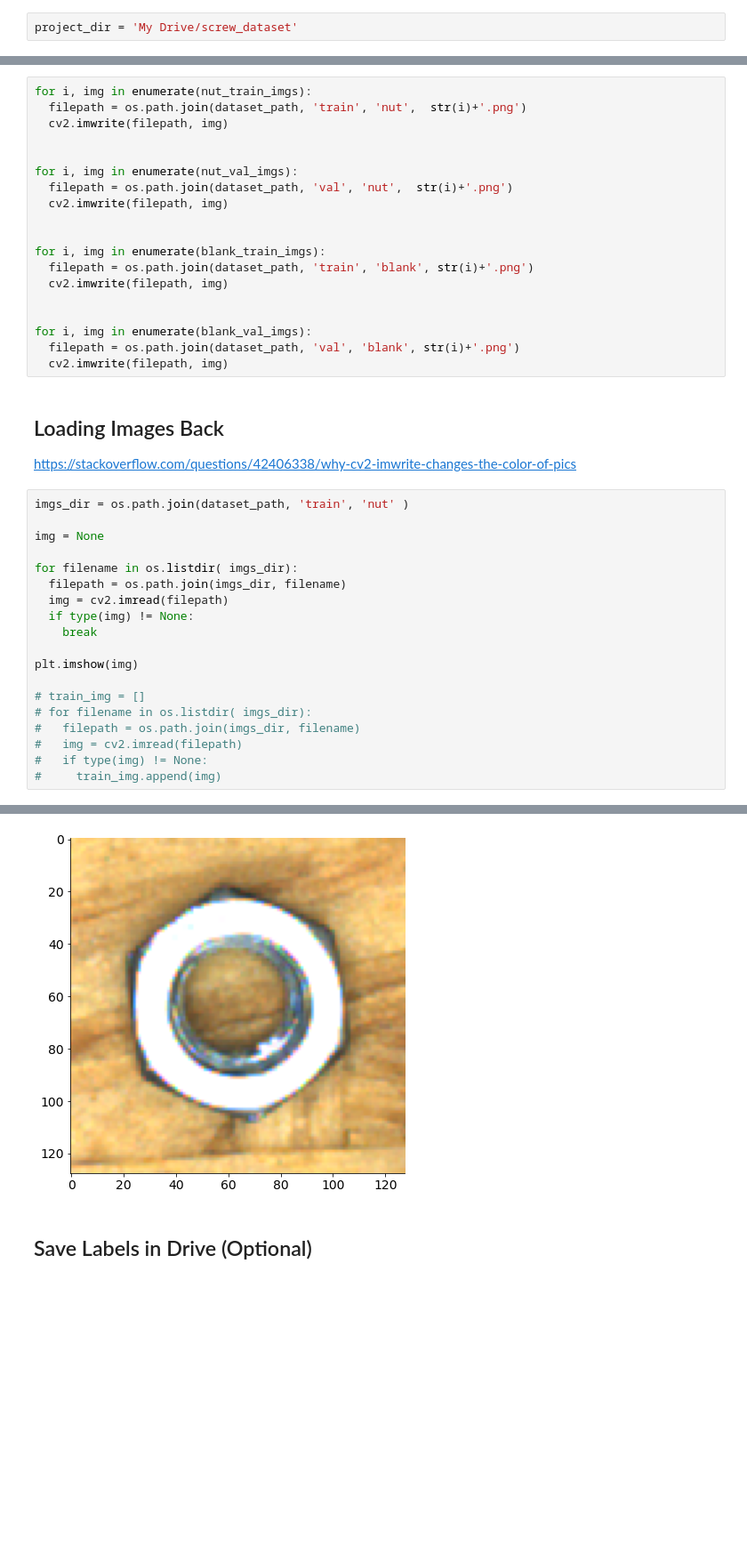
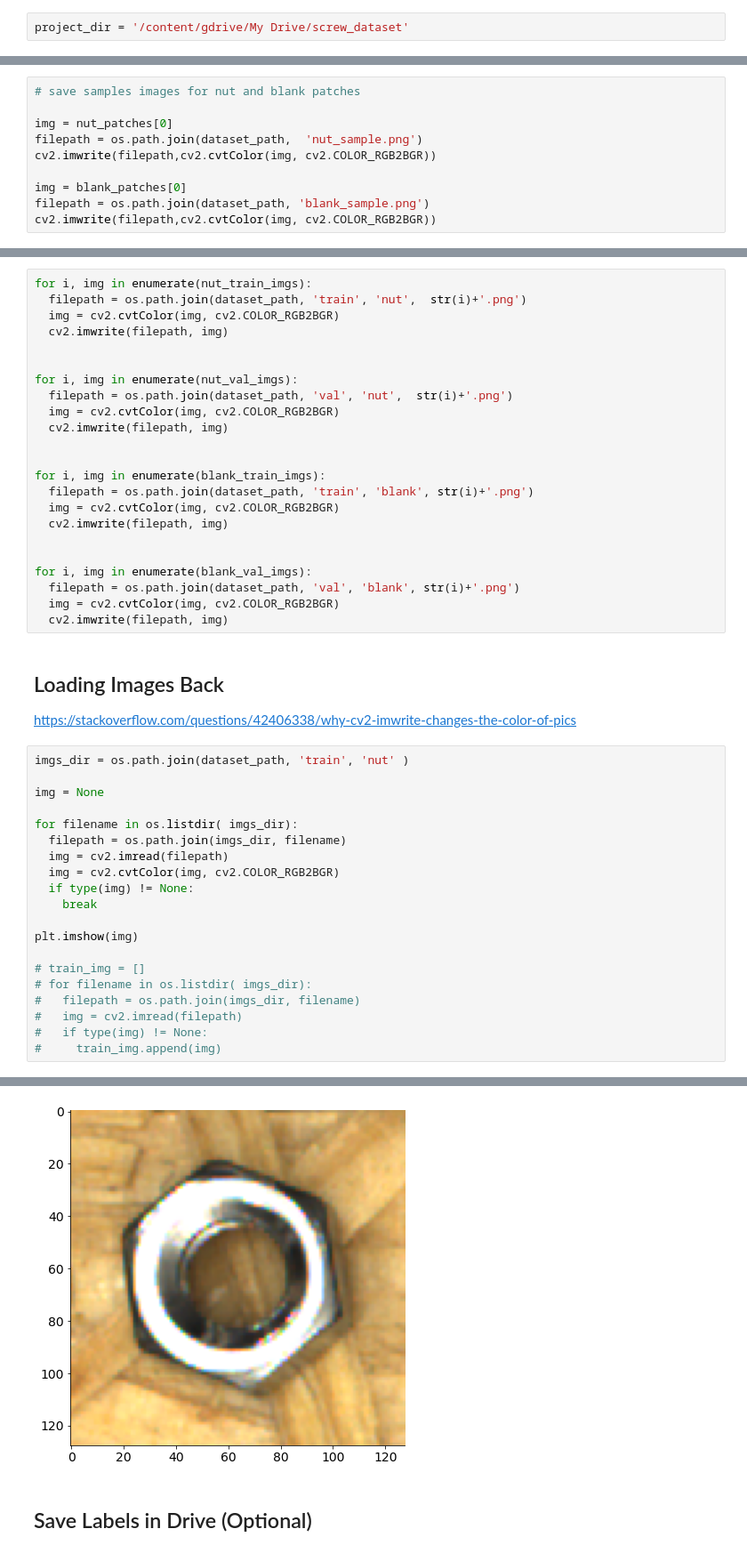
Before and after one commit to tanmayyb/ml-custom-object-detection, a Jupyter notebook: data_prep/nut_blank_patch_extractor.ipynb, the cells around one changed output, grey strips where cells are left out. Shown at 89% size. Cells and saved outputs as stored; diff of their text form; blank space fills up the shorter version.

```diff
--- a/data_prep/nut_blank_patch_extractor.ipynb
+++ b/data_prep/nut_blank_patch_extractor.ipynb
@@ -63,7 +63,7 @@ drive.mount('/content/gdrive/')
 # %% [output]
 Mounted at /content/gdrive/
 # %%
-project_dir = 'My Drive/screw_dataset'
+project_dir = '/content/gdrive/My Drive/screw_dataset'
 # %%
 category_names = {7:'nut', 3:'wood screw', 2:'lag wood screw', 8:'bolt',
                   6:'black oxide screw', 5:'shiny screw', 4:'short wood screw',
@@ -255,3 +255,13 @@ import pickle
 import cv2
 # %%
 dataset_path = os.path.join(project_dir, 'nut_patch_model', 'data')
+# %%
+# save samples images for nut and blank patches
+
+img = nut_patches[0]
+filepath = os.path.join(dataset_path,  'nut_sample.png')
+cv2.imwrite(filepath,cv2.cvtColor(img, cv2.COLOR_RGB2BGR))
+
+img = blank_patches[0]
+filepath = os.path.join(dataset_path, 'blank_sample.png')
+cv2.imwrite(filepath,cv2.cvtColor(img, cv2.COLOR_RGB2BGR))
@@ -258,21 +270,25 @@ dataset_path = os.path.join(project_dir, 'nut_patch_model', 'data')
 # %%
 for i, img in enumerate(nut_train_imgs):
   filepath = os.path.join(dataset_path, 'train', 'nut',  str(i)+'.png')
+  img = cv2.cvtColor(img, cv2.COLOR_RGB2BGR)
   cv2.imwrite(filepath, img)
 
 
 for i, img in enumerate(nut_val_imgs):
   filepath = os.path.join(dataset_path, 'val', 'nut',  str(i)+'.png')
+  img = cv2.cvtColor(img, cv2.COLOR_RGB2BGR)
   cv2.imwrite(filepath, img)
 
 
 for i, img in enumerate(blank_train_imgs):
   filepath = os.path.join(dataset_path, 'train', 'blank', str(i)+'.png')
+  img = cv2.cvtColor(img, cv2.COLOR_RGB2BGR)
   cv2.imwrite(filepath, img)
 
 
 for i, img in enumerate(blank_val_imgs):
   filepath = os.path.join(dataset_path, 'val', 'blank', str(i)+'.png')
+  img = cv2.cvtColor(img, cv2.COLOR_RGB2BGR)
   cv2.imwrite(filepath, img)
 # %% [markdown]
 ## Loading Images Back
@@ -281,25 +297,26 @@ https://stackoverflow.com/questions/42406338/why-cv2-imwrite-changes-the-color-o
 # %%
 imgs_dir = os.path.join(dataset_path, 'train', 'nut' )
 
 img = None
 
 for filename in os.listdir( imgs_dir):
   filepath = os.path.join(imgs_dir, filename)
   img = cv2.imread(filepath)
+  img = cv2.cvtColor(img, cv2.COLOR_RGB2BGR)
   if type(img) != None:
     break
 
 plt.imshow(img)
 
 # train_img = []
 # for filename in os.listdir( imgs_dir):
 #   filepath = os.path.join(imgs_dir, filename)
 #   img = cv2.imread(filepath)
 #   if type(img) != None:
 #     train_img.append(img)
 # %% [output]
 <matplotlib.image.AxesImage at 0x...>
-[figure, old version]
+[figure, new version]
 # %% [markdown]
 ## Save Labels in Drive (Optional)
 # %%
```
Also changed, not shown: parts of 3 cells of this notebook.
